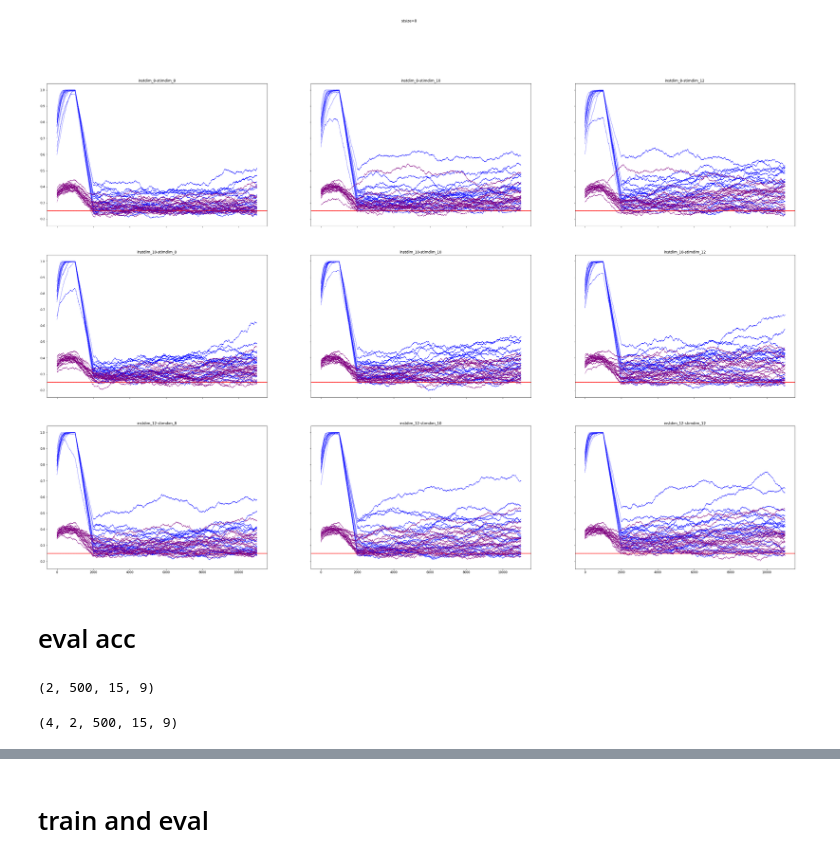
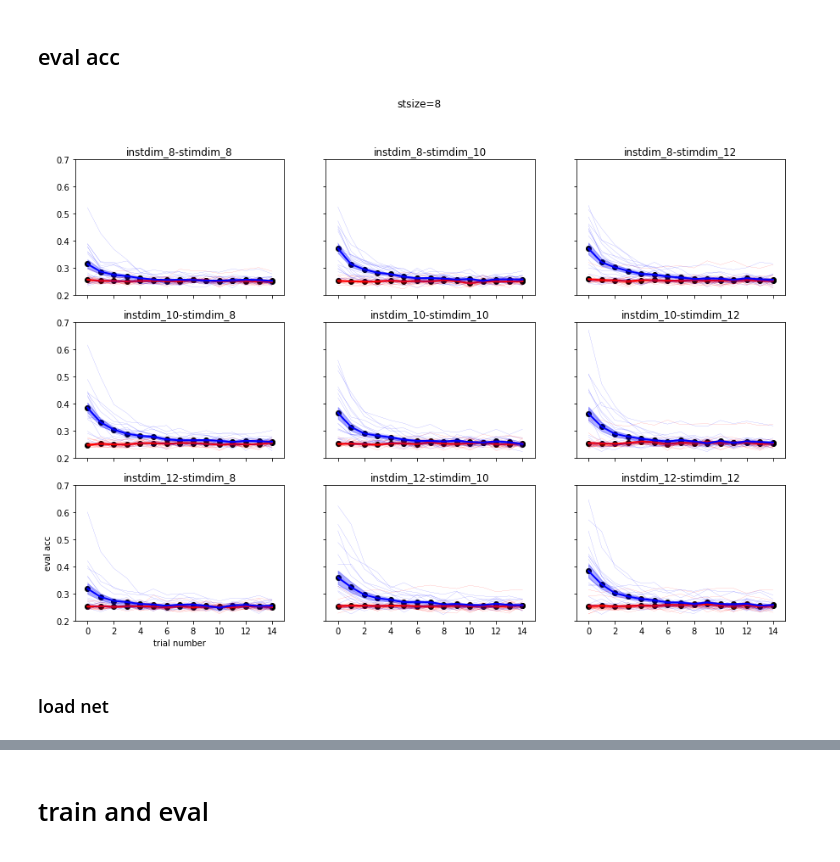
Before and after one commit to andrebeu/PM, a Jupyter notebook: amtask-barcode.ipynb, the cells around one changed output, grey strips where cells are left out. Cells and saved outputs as stored; diff of their text form; code cells hidden in the pictures.

Commit message:
barcodes

```diff
--- a/amtask-barcode.ipynb
+++ b/amtask-barcode.ipynb
@@ -24 +78,4 @@ nnets = 20
+# %% [markdown]
+
+## eval acc
 # %%
@@ -50,17 +106,38 @@ def plt_trsc(ax,trsc,nnets=nnets):
+# %%
+def plt_trial_acc(ax,evsc,plt_subs=True):
+  '''evsc [nsubs,(em0,em1),neps,ntr,trlen]
+  '''
+  evacc = evsc[:,:,:,:,nmaps:].mean((2,-1))
+  M = evacc.mean(0)
+  S = evacc.std(0)/np.sqrt(len(evacc))
+  cL = ['r','b']
+  ## plt eval with and without EM
+  for em in [0,1]:
+    ax.plot(M[em],c=cL[em],lw=2)
+    ax.scatter(range(len(M[em])),M[em],c='k')
+    ax.fill_between(range(len(M[em])),M[em]-S[em],M[em]+S[em],alpha=.3,color=cL[em])
+    if plt_subs:
+      for sacc in evacc:
+        ax.plot(sacc[em],c=cL[em],lw=.1)
+  return None
 # %%
-f=3
+f=1
+nnets = 20
 for st in stsizeL:
   plt.close('all')
   fig,axarr = plt.subplots(3,3,figsize=(f*15,f*10),sharex=True,sharey=True);axarr=axarr.reshape(-1)
+  axarr[6].set_xlabel('trial number')
+  axarr[6].set_ylabel('eval acc')
   plt.suptitle('stsize=%i'%st)
   for idx,(inst,stim) in enumerate(itertools.product(stimdimL,instdimL)):
     ax = axarr[idx]
+    ax.set_ylim(0.2,0.7)
     title = 'instdim_%i-stimdim_%i'%(inst,stim)
     ax.set_title(title)
-    trsc = load_trsc_group(st,inst,stim)
-    plt_trsc(ax,trsc)
-  plt.savefig('figures/amtask-barcodes/tracc/'+'stsize-%i'%st)
+    ## load group data
+    evsc = load_evsc_group(st,inst,stim,nnets,load_data_fn=load_evsc)
+    ## plot
+    plt_trial_acc(ax,evsc)
+  plt.savefig('figures/amtask-barcodes/evacc/'+'sweep1_pretrain-stsize_%i'%st)
 # %% [output]
-[figure, old version]
+[figure, new version]
-# %% [markdown]
-# eval acc
@@ -82,9 +144,5 @@ def load_evsc_group(st,inst,stim,nnets=nnets):
-# %%
-evsc = load_evsc(4,10,10,0)
-evsc.shape
-# %% [output]
-(2, 500, 15, 9)
+# %% [markdown]
+### load net
 # %%
-evsc = load_evsc_group(st,inst,stim,nnets=4)
+st,inst,stim = 4,10,12
+evsc = load_evsc_group(st,inst,stim,nnets,load_data_fn=load_evsc2)
-# %% [output]
-(4, 2, 500, 15, 9)
```
Also changed, not shown: parts of 16 cells of this notebook, 23 other files.
